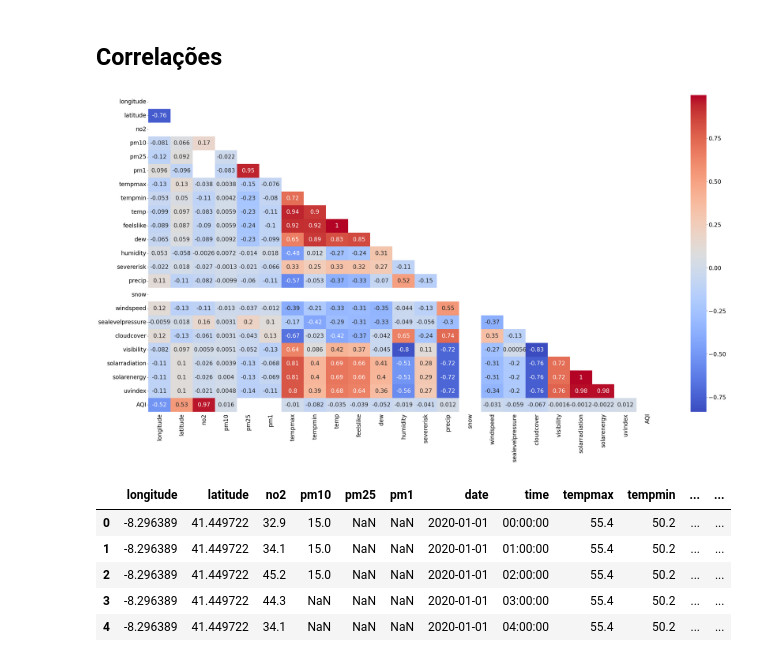
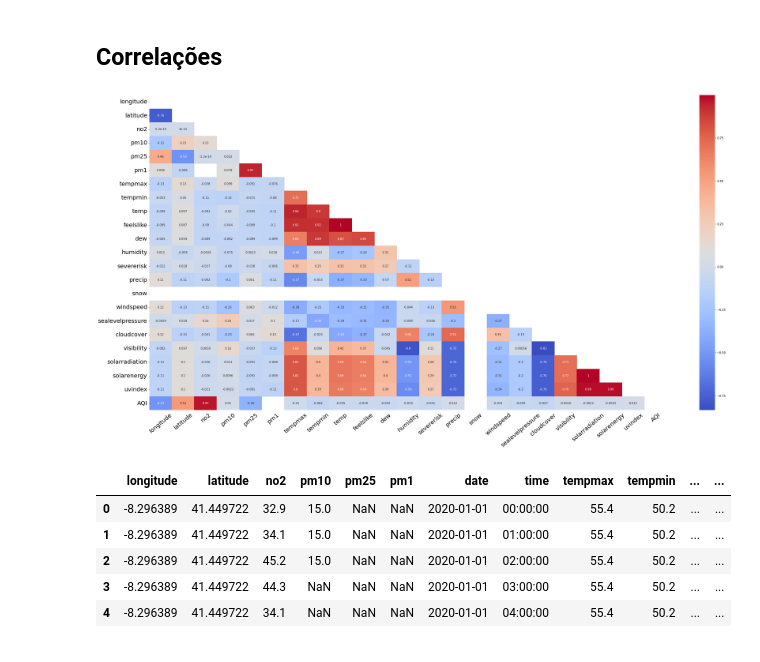
Before and after one commit to Noodle129/MD_TP, a Jupyter notebook: Fase_III/model/treatment.ipynb, the cells around one changed output. Saved outputs shown, nothing was run; the diff lists cells and outputs as text; code cells hidden in the pictures.

```diff
--- a/Fase_III/model/treatment.ipynb
+++ b/Fase_III/model/treatment.ipynb
@@ -22,19 +22,19 @@ braga_data = pd.read_csv(dataset_name)
 # %%
 mask = np.triu(np.ones_like(braga_data.corr(), dtype=bool))
 sns.heatmap(braga_data.corr(), mask = mask, annot = True, cmap='coolwarm')
 # diminuir o tamanho da letra da correlação
-plt.rcParams['font.size'] = 20
+plt.rcParams['font.size'] = 10
 # só quero a superior à diagonal
 mask = np.triu(np.ones_like(braga_data.corr(), dtype=bool))
 plt.tick_params(axis='both', labelsize=20, labelbottom = True, bottom=False, top = False, labeltop=False)
 # reduzir simetria
-plt.xticks(rotation=90)
+plt.xticks(rotation=40)
 plt.yticks(rotation=0)
 # aumentar o tamanho da figura
 plt.rcParams['figure.figsize'] = [40, 20]
 plt.show()
 # %% [output]
-[figure, old version]
+[figure, new version]
 # %%
 # remover 'feelslike', 'uvindex', 'solarradiation'
 braga_data = braga_data.drop(['feelslike', 'uvindex', 'solarradiation'], axis = 1)
```
Also changed, not shown: parts of 4 cells of this notebook, 6 other files.
